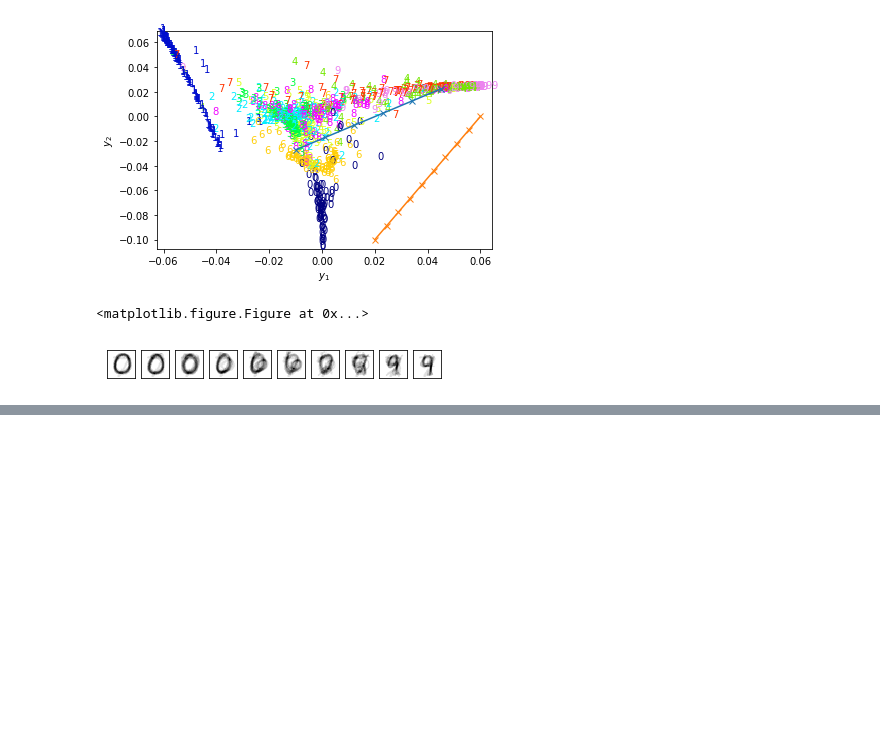
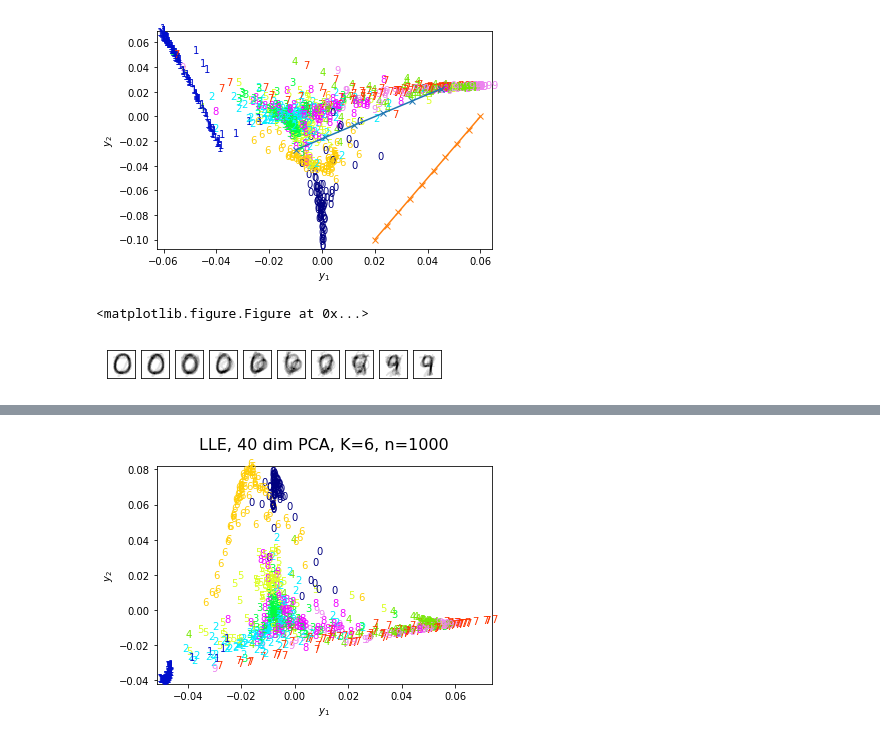
Before and after one commit to Keisarinn/SLT, a Jupyter notebook: lle.ipynb, the cells around one changed output, grey strips where cells are left out. Drawn from its saved outputs; the diff is of its cells as text; code cells hidden in the pictures; blank space fills up the shorter version.

```diff
--- a/lle.ipynb
+++ b/lle.ipynb
@@ -629,0 +639,5 @@ calculating Y took 0.307118000001
+# %%
+data = sklearn.decomposition.PCA(n_components=40).fit_transform(data)
+Y,M,_ = lle(data, labels, 6, d)
+ax = plot_mnist_2D(Y, labels, "LLE, 40 dim PCA, K=6, n=1000")
+# %% [output]
@@ -629,0 +647 @@ calculating Y took 0.307118000001
+[figure, added]
```
Also changed, not shown: parts of 3 cells of this notebook, 24 other files.
